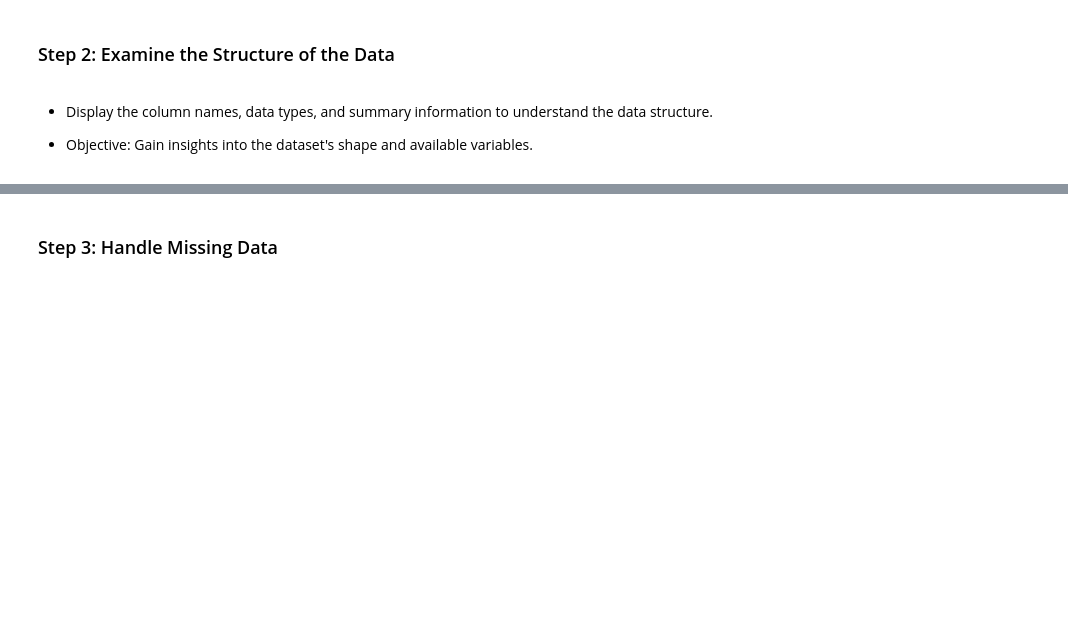
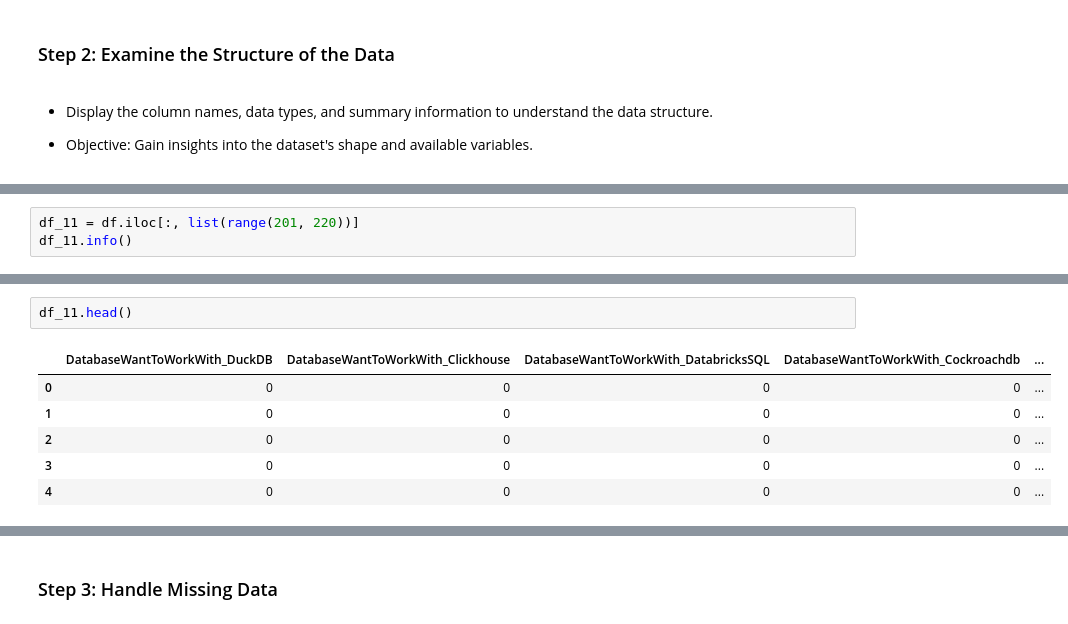
Before and after one commit to Arsiry/ibm-professional-certificates, a Jupyter notebook: data_analyst_capstone_project/lab_13_finding_how_the_data_is_distributed.ipynb, the cells around one changed output, grey strips where cells are left out. Cells and saved outputs as stored; diff of their text form; blank space fills up the shorter version.

```diff
--- a/data_analyst_capstone_project/lab_13_finding_how_the_data_is_distributed.ipynb
+++ b/data_analyst_capstone_project/lab_13_finding_how_the_data_is_distributed.ipynb
@@ -322,0 +383,3 @@ df_8.head()
+# %%
+df_11 = df.iloc[:, list(range(201, 220))]
+df_11.info()
@@ -322,0 +404,9 @@ df_8.head()
+# %%
+df_11.head()
+# %% [output]
+|  | DatabaseWantToWorkWith_DuckDB | DatabaseWantToWorkWith_Clickhouse | DatabaseWantToWorkWith_DatabricksSQL | DatabaseWantToWorkWith_Cockroachdb | ... |
+| 0 | 0 | 0 | 0 | 0 | ... |
+| 1 | 0 | 0 | 0 | 0 | ... |
+| 2 | 0 | 0 | 0 | 0 | ... |
+| 3 | 0 | 0 | 0 | 0 | ... |
+| 4 | 0 | 0 | 0 | 0 | ... |
```
Also changed, not shown: parts of 27 cells of this notebook, 7 other files.
